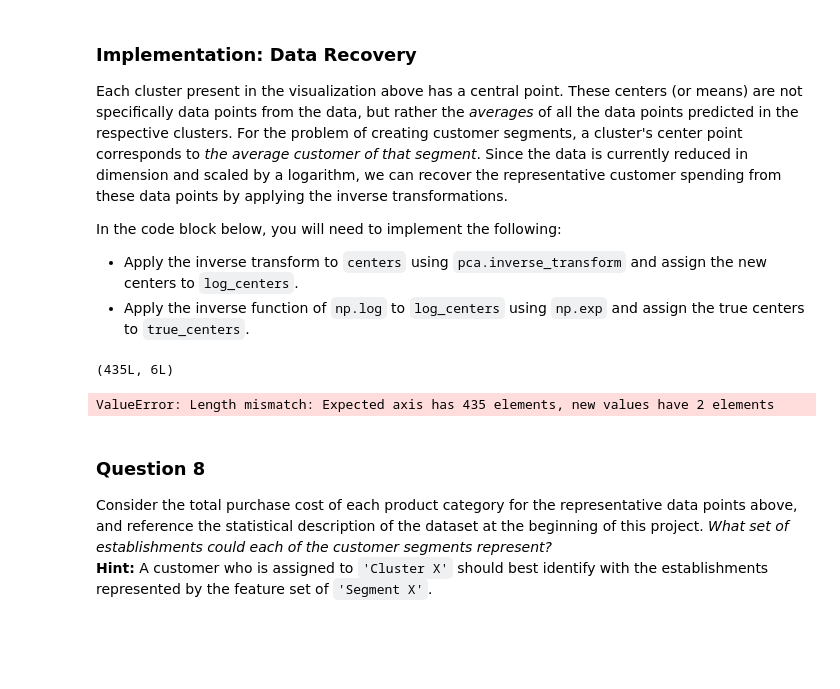
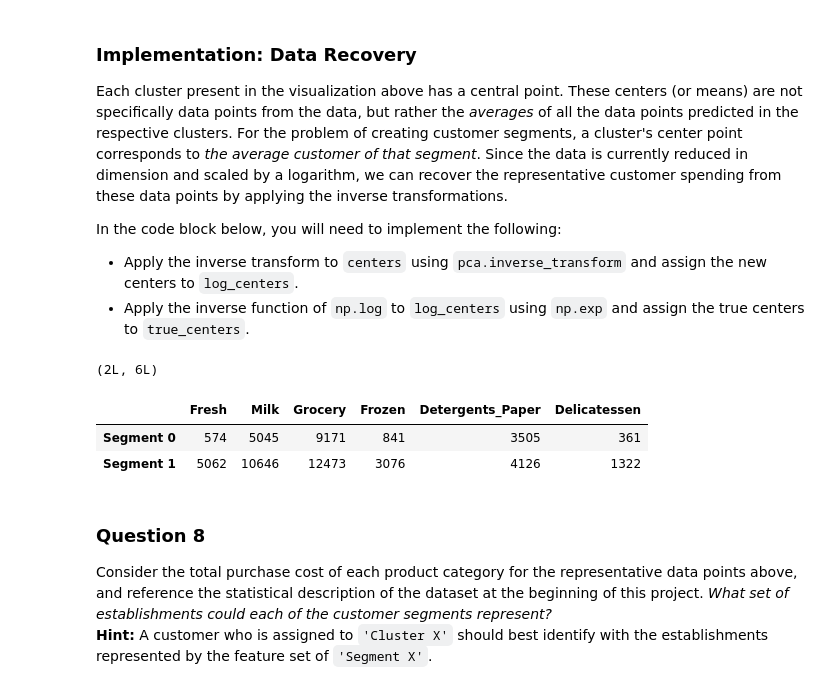
Before and after one commit to rajesh-iiith/Machine-Learning-Nanodegree, a Jupyter notebook: Project-3/customer_segments/customer_segments.ipynb, the cells around one changed output. Saved outputs shown, nothing was run; the diff lists cells and outputs as text; code cells hidden in the pictures; blank space fills up the shorter version.

```diff
--- a/Project-3/customer_segments/customer_segments.ipynb
+++ b/Project-3/customer_segments/customer_segments.ipynb
@@ -94,14 +96,17 @@ In the code block below, you will need to implement the following:
  - Report the prediction score of the testing set using the regressor's `score` function.
 # %%
 # TODO: Make a copy of the DataFrame, using the 'drop' function to drop the given feature
-#new_data = data.drop(['Detergents_Paper'], axis = 1, inplace = True)
+#Dropping Grocery
+new_data = data [['Fresh', 'Milk', 'Frozen', 'Detergents_Paper', 'Delicatessen']]
 
 # TODO: Split the data into training and testing sets using the given feature as the target
-#X_train, X_test, y_train, y_test = train_test_split(data, data['Detergents_Paper'], test_size=0.25, random_state=42)
+X_train, X_test, y_train, y_test = train_test_split(new_data, data['Grocery'], test_size=0.25, random_state=42)
 
 
 # TODO: Create a decision tree regressor and fit it to the training set
-#regressor = DecisionTreeRegressor(max_depth=5)
+regressor = DecisionTreeRegressor(max_depth=5)
+regressor.fit(X_train, y_train)
 
 # TODO: Report the score of the prediction using the testing set
-#score = None
+score = regressor.score(X_test, y_test)
+print score
@@ -418,20 +507,22 @@ In the code block below, you will need to implement the following:
  - Apply the inverse function of `np.log` to `log_centers` using `np.exp` and assign the true centers to `true_centers`.
 # %%
 # TODO: Inverse transform the centers
-log_centers = pca.inverse_transform(reduced_data)
+log_centers = pca.inverse_transform(centers)
 
 # TODO: Exponentiate the centers
 true_centers = np.exp(log_centers)
 print true_centers.shape
 
 # Display the true centers
 segments = ['Segment {}'.format(i) for i in range(0,len(centers))]
 true_centers = pd.DataFrame(np.round(true_centers), columns = data.keys())
-#true_centers.index = segments
+true_centers.index = segments
 display(true_centers)
 # %% [output]
-(435L, 6L)
+(2L, 6L)
-ValueError: Length mismatch: Expected axis has 435 elements, new values have 2 elements
+|  | Fresh | Milk | Grocery | Frozen | Detergents_Paper | Delicatessen |
+| Segment 0 | 574 | 5045 | 9171 | 841 | 3505 | 361 |
+| Segment 1 | 5062 | 10646 | 12473 | 3076 | 4126 | 1322 |
 # %% [markdown]
 ### Question 8
 Consider the total purchase cost of each product category for the representative data points above, and reference the statistical description of the dataset at the beginning of this project. *What set of establishments could each of the customer segments represent?*
```
Also changed, not shown: parts of 25 cells of this notebook, 1 other file.
